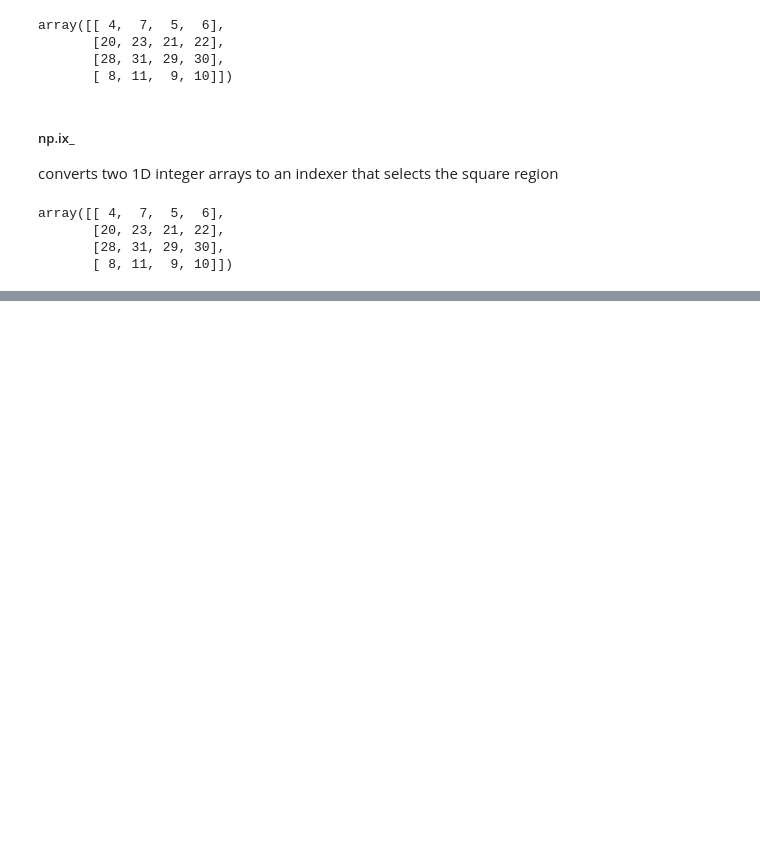
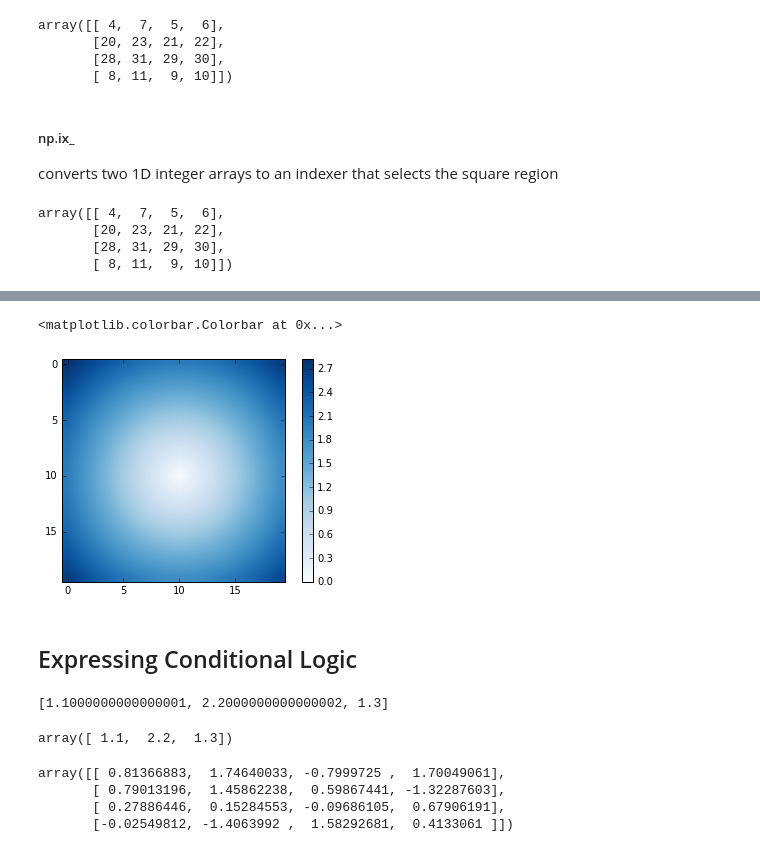
Before and after one commit to ja-vazquez/Python_compendium, a Jupyter notebook: Numpy.ipynb, the cells around one changed output, grey strips where cells are left out. Saved outputs shown, nothing was run; the diff lists cells and outputs as text; code cells hidden in the pictures; blank space fills up the shorter version.

```diff
--- a/Numpy.ipynb
+++ b/Numpy.ipynb
@@ -290,0 +383,5 @@ array([[ 4,  7,  5,  6],
+# %%
+# The np.meshgrid takes two 1D arrays and produces two 2D matrices
+
+points =  np.arange(-2, 2, 0.2)
+points
@@ -290,0 +396,16 @@ array([[ 4,  7,  5,  6],
+# %%
+xs, ys = np.meshgrid(points, points)
+
+#xs repeats the same matrix
+#ys each element is a matrix
+# %%
+%matplotlib inline
+import matplotlib.pyplot as plt
+
+z = np.sqrt( xs**2 + ys**2)
+plt.imshow(z, cmap=plt.cm.Blues); plt.colorbar()
+# %% [output]
+<matplotlib.colorbar.Colorbar at 0x...>
+[figure, added]
+# %% [markdown]
+## Expressing Conditional Logic
@@ -290,0 +416,24 @@ array([[ 4,  7,  5,  6],
+# %%
+result = [(x if c else y)
+             for x,y,c in zip(xarr, yarr, cond)]
+result
+# %% [output]
+[1.1000000000000001, 2.2000000000000002, 1.3]
+# %%
+# Better and faster to use np.where
+# When True, yield x, otherwise yield y.
+
+result = np.where(cond, xarr, yarr)
+result
+# %% [output]
+array([ 1.1,  2.2,  1.3])
+# %%
+#i.e. replace all positive number with 2 and negative with -2
+
+arr = np.random.randn(4, 4)
+arr
+# %% [output]
+array([[ 0.81366883,  1.74640033, -0.7999725 ,  1.70049061],
+       [ 0.79013196,  1.45862238,  0.59867441, -1.32287603],
+       [ 0.27886446,  0.15284553, -0.09686105,  0.67906191],
+       [-0.02549812, -1.4063992 ,  1.58292681,  0.4133061 ]])
```
Also changed, not shown: parts of 19 cells of this notebook.
